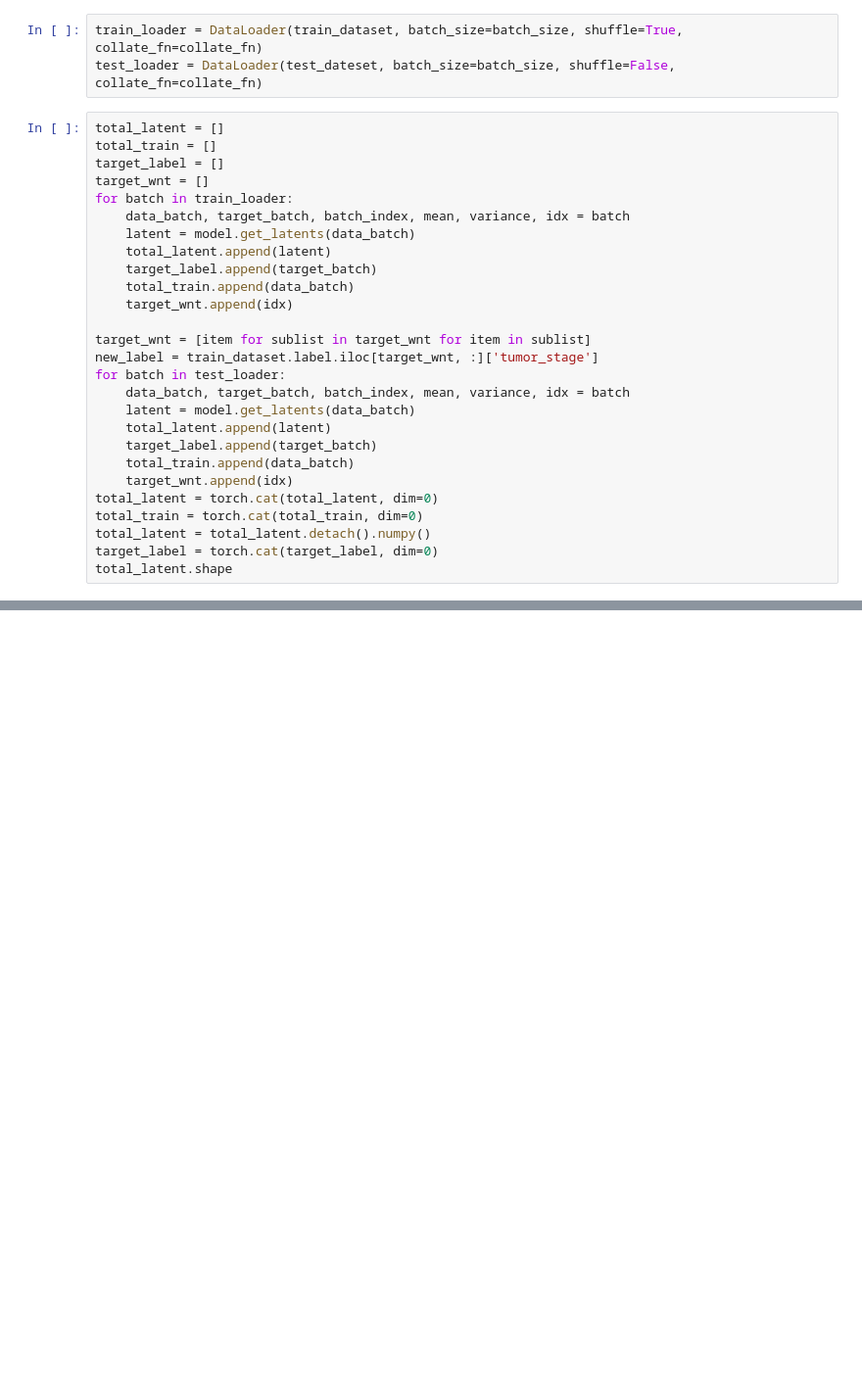
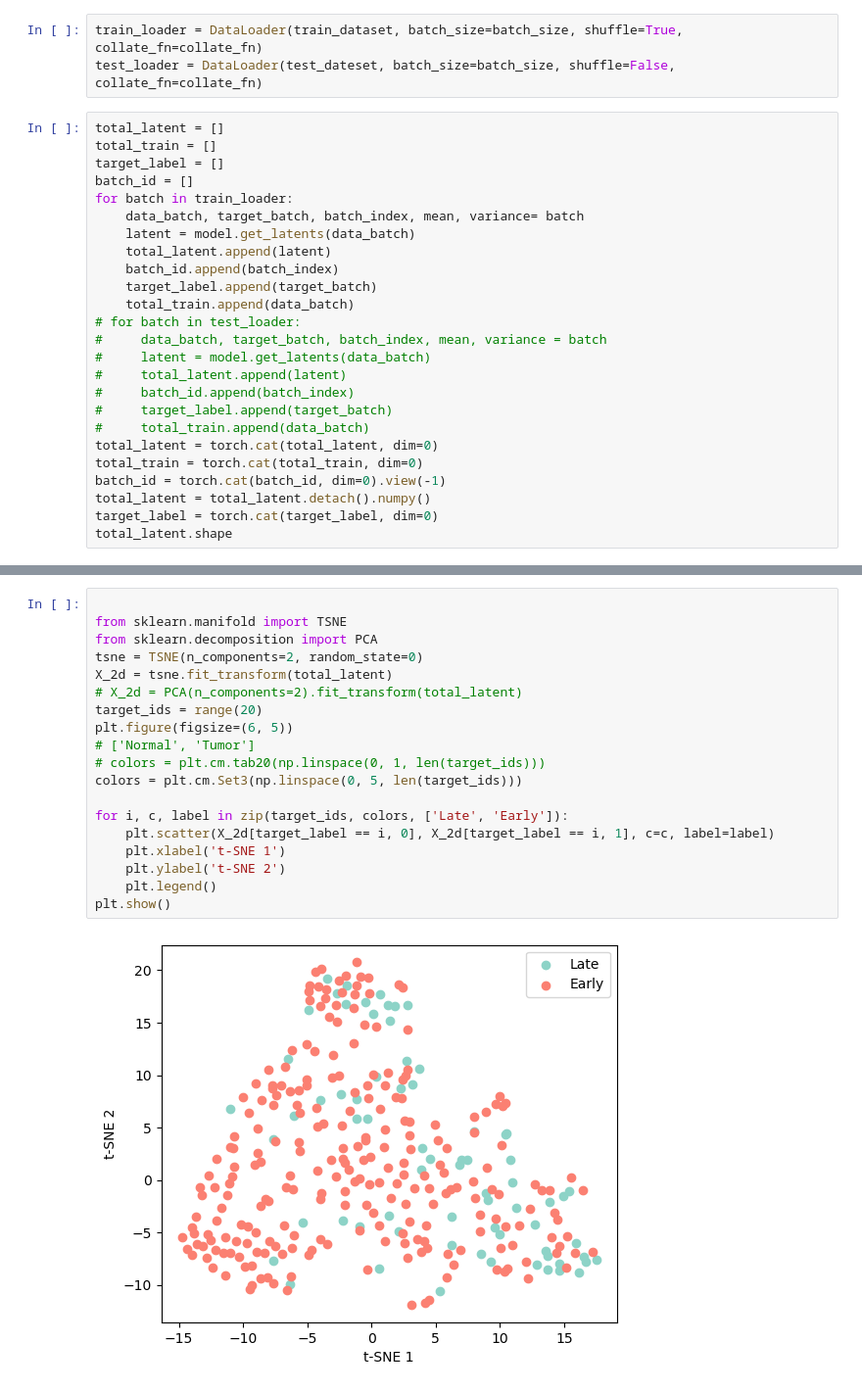
Before and after one commit to Purkinje-cell/BulkPheno, a Jupyter notebook: scripts/latent.ipynb, the cells around one changed output, grey strips where cells are left out. Shown: that part at 98% size. Saved outputs shown, nothing was run; the diff lists cells and outputs as text; blank space fills up the shorter version.

```diff
--- a/scripts/latent.ipynb
+++ b/scripts/latent.ipynb
@@ -35,26 +40,24 @@ test_loader = DataLoader(test_dateset, batch_size=batch_size, shuffle=False, col
 total_latent = []
 total_train = []
 target_label = []
-target_wnt = []
+batch_id = []
 for batch in train_loader:
-    data_batch, target_batch, batch_index, mean, variance, idx = batch
+    data_batch, target_batch, batch_index, mean, variance= batch
     latent = model.get_latents(data_batch)
     total_latent.append(latent)
+    batch_id.append(batch_index)
     target_label.append(target_batch)
     total_train.append(data_batch)
-    target_wnt.append(idx)
-
-target_wnt = [item for sublist in target_wnt for item in sublist]
-new_label = train_dataset.label.iloc[target_wnt, :]['tumor_stage']
-for batch in test_loader:
-    data_batch, target_batch, batch_index, mean, variance, idx = batch
-    latent = model.get_latents(data_batch)
-    total_latent.append(latent)
-    target_label.append(target_batch)
-    total_train.append(data_batch)
-    target_wnt.append(idx)
+# for batch in test_loader:
+#     data_batch, target_batch, batch_index, mean, variance = batch
+#     latent = model.get_latents(data_batch)
+#     total_latent.append(latent)
+#     batch_id.append(batch_index)
+#     target_label.append(target_batch)
+#     total_train.append(data_batch)
 total_latent = torch.cat(total_latent, dim=0)
 total_train = torch.cat(total_train, dim=0)
+batch_id = torch.cat(batch_id, dim=0).view(-1)
 total_latent = total_latent.detach().numpy()
 target_label = torch.cat(target_label, dim=0)
 total_latent.shape
@@ -78,3 +83,24 @@ Name: tumor_stage, Length: 334, dtype: int64
+# %%
+
+from sklearn.manifold import TSNE
+from sklearn.decomposition import PCA
+tsne = TSNE(n_components=2, random_state=0)
+X_2d = tsne.fit_transform(total_latent)
+# X_2d = PCA(n_components=2).fit_transform(total_latent)
+target_ids = range(20)
+plt.figure(figsize=(6, 5))
+# ['Normal', 'Tumor']
+# colors = plt.cm.tab20(np.linspace(0, 1, len(target_ids)))
+colors = plt.cm.Set3(np.linspace(0, 5, len(target_ids)))
+
+for i, c, label in zip(target_ids, colors, ['Late', 'Early']):
+    plt.scatter(X_2d[target_label == i, 0], X_2d[target_label == i, 1], c=c, label=label)
+    plt.xlabel('t-SNE 1')
+    plt.ylabel('t-SNE 2')
+    plt.legend()
+plt.show()
+# %% [output]
+[figure, added]
 # %%
 from sklearn.manifold import TSNE
 from sklearn.decomposition import PCA
```
Also changed, not shown: parts of 7 cells of this notebook, 11 other files.
